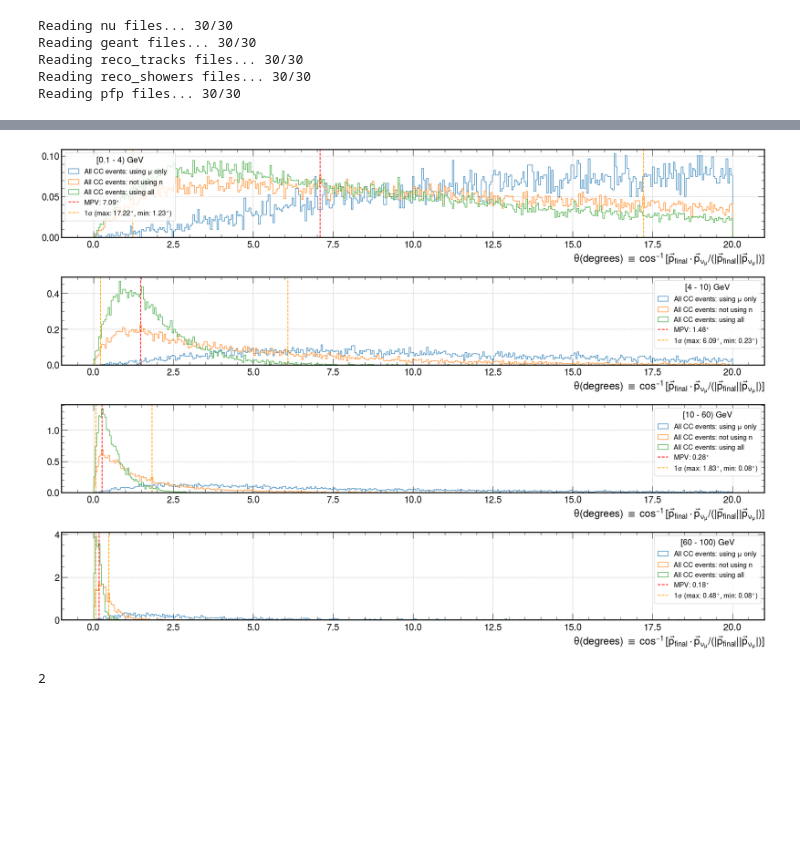
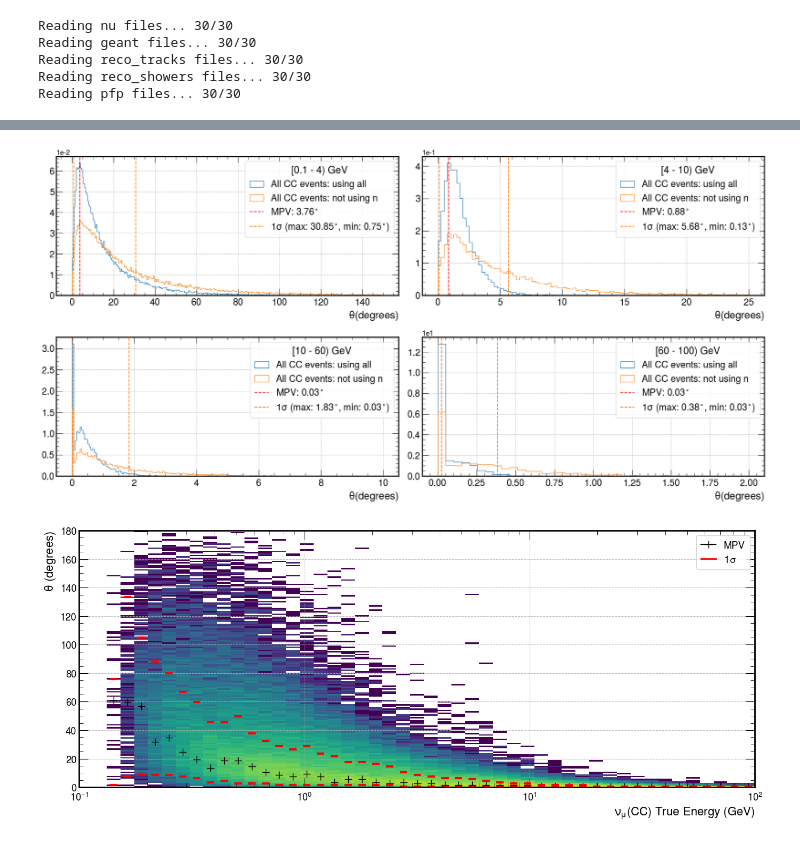
Before and after one commit to hvsouza/apc_atmo_repo, a Jupyter notebook: personal/Henrique/Analysis/atmo_50k_AV_2.5_random/angle_analysis_mc.ipynb, the cells around one changed output, grey strips where cells are left out. Cells and saved outputs as stored; diff of their text form; code cells hidden in the pictures; blank space fills up the shorter version.

```diff
--- a/personal/Henrique/Analysis/atmo_50k_AV_2.5_random/angle_analysis_mc.ipynb
+++ b/personal/Henrique/Analysis/atmo_50k_AV_2.5_random/angle_analysis_mc.ipynb
@@ -65,13 +65,14 @@ merged = 0
 # %%
 df:pl.DataFrame
 df = 0
-for i,n in enumerate(nu):
+dfnu = nu.filter(pl.col('ccnc_truth')==0).filter(pl.col('nuPDG_truth').abs()==14)
+for i,n in enumerate(anatree.nu):
     dfg = geant[i]#.head(1000000)
-    dfnu = n.filter(pl.col('ccnc_truth')==0).filter(pl.col('nuPDG_truth').abs()==14)
     dfg = dfg.filter(pl.col('Mother_geant')==0)
     gcc = (
-        dfg.join(dfnu, left_on=['subrun','event'], right_on=['subrun', 'event'], how='inner')
-    ).collect()
+        dfg.join(dfnu.lazy(), left_on=['subrun','event'], right_on=['subrun', 'event'], how='inner')
+    )
+    gcc = gcc.collect()
     if i == 0:
       df = gcc
     else:
@@ -225,59 +313,45 @@ q3 = df.groupby(['subrun', 'event']).agg(
     pl.col('Py_geant').sum().alias('Pty_geant'),
     pl.col('Pz_geant').sum().alias('Ptz_geant'),
     pl.col('^P[a-z]_geant$'),
     pl.col('pdg_geant'),
     pl.col('pdg_geant').alias('pdg_geant_group'),
 
 ).with_columns(
     pl.col('pdg_geant_group').list.lengths().alias('len_select'),
     pl.col('pdg_geant').list.lengths().alias('len'),
     Pt_geant = (pl.col('Ptx_geant').pow(2) + pl.col('Pty_geant').pow(2) + pl.col('Ptz_geant').pow(2)).sqrt(),
     Ps_geant = (pl.col('Psx_geant').pow(2) + pl.col('Psy_geant').pow(2) + pl.col('Psz_geant').pow(2)).sqrt(),
 )
 
 q_all = (
     q3.select(
         pl.col('enu_truth'),
         angle_diff_s = get_angle('Ps','nu_dcost'),
         angle_diff_t = get_angle('Pt','nu_dcost'),
     )
 )
 Ebins=[0.1,4,10,60,100]
-bins=np.linspace(0,20,400)
-fig, x0, y0 = plot_by_energy(bins=bins, df=q,variables=['angle_diff'],labels=[r'All CC events: using $\mu$ only'], columns=1, figsize=(20,14))
-fig, x, y = plot_by_energy(bins=bins, df=q_all,variables=['angle_diff_s'],labels=[r'All CC events: not using n'], fig = fig, columns=1, figsize=(20,14))
-fig, x2, y2 = plot_by_energy(bins=bins, df=q_all,variables=['angle_diff_t'],labels=[r'All CC events: using all'], fig = fig, columns=1, figsize=(20,14))
+bins = [np.linspace(0,150,300), np.linspace(0,25,100), np.linspace(0,10,200), np.linspace(0,2,40)]
+# fig, x0, y0 = plot_by_energy(bins=bins, df=q,variables=['angle_diff'],labels=[r'All CC events: using $\mu$ only'], columns=2, figsize=(20,10))
+fig, x2, y2 = plot_by_energy(bins=bins, df=q_all,variables=['angle_diff_t'],labels=[r'All CC events: using all'], columns=2, figsize=(20,10))
+fig, x, y = plot_by_energy(bins=bins, df=q_all,variables=['angle_diff_s'],labels=[r'All CC events: not using n'],fig = fig, columns=2, figsize=(20,10))
 axes = fig.get_axes()
 
-def show_credibility(axes, x, y, idx=1, cred = 0.68):
-    global Ebins
-    intervals = create_intervals()
 
-    hist_cred =  get1Dcred(y[idx],0.68)
-    min_cred = min(hist_cred)
-    max_cred = max(hist_cred)
-    mode_cred = hist_cred[0]
-
-    ax:plt.Axes
-    ax = axes[idx]
-    ax.axvline(x[idx][mode_cred], c='red', linestyle='--', label=fr'MPV: {x[idx][mode_cred]:0.2f}$^\circ$')
-    ax.axvline(x[idx][min_cred], c='orange', linestyle='--')
-    ax.axvline(x[idx][max_cred], c='orange', linestyle='--', label=rf'$1\sigma$ (max: {x[idx][max_cred]:0.2f}$^\circ$, min: {x[idx][min_cred]:0.2f}$^\circ$)')
-    ax.legend(frameon=True, title=intervals[idx])
-
-show_credibility(axes,x,y, idx = 0)
-show_credibility(axes,x,y, idx =1)
-show_credibility(axes,x,y, idx=2)
-show_credibility(axes,x,y, idx=3)
+show_credibility(axes,x,y, idx=0, hist_idx=1)
+show_credibility(axes,x,y, idx=1, hist_idx=1)
+show_credibility(axes,x,y, idx=2, hist_idx=1)
+show_credibility(axes,x,y, idx=3, hist_idx=1)
 
 # for ax in axes:
 #     ax.set_yscale('log')
 # plt.xlabel(r'$\theta$(degrees) $\equiv$ $\cos^{-1} [\vec{p}_{final} \cdot \vec{p}_{\nu_\mu}/(|\vec{p}_{final}| |\vec{p}_{\nu_\mu}|)]$')
 # plt.legend()
 # %% [output]
-[figure, old version]
+[figure, new version]
-# %%
-b =  get1Dcred(y[1],0.68)
-b[0]
-# %% [output]
-2
+# %%
+binsx=np.logspace(-1,2, 50)
+binsy=np.linspace(0,180, 180)
+plot_angle_vs_energy(q_all, binsx, binsy, 'angle_diff_s')
+# %% [output]
+[figure, added]
```
Also changed, not shown: parts of 6 cells of this notebook, 6 other files.
